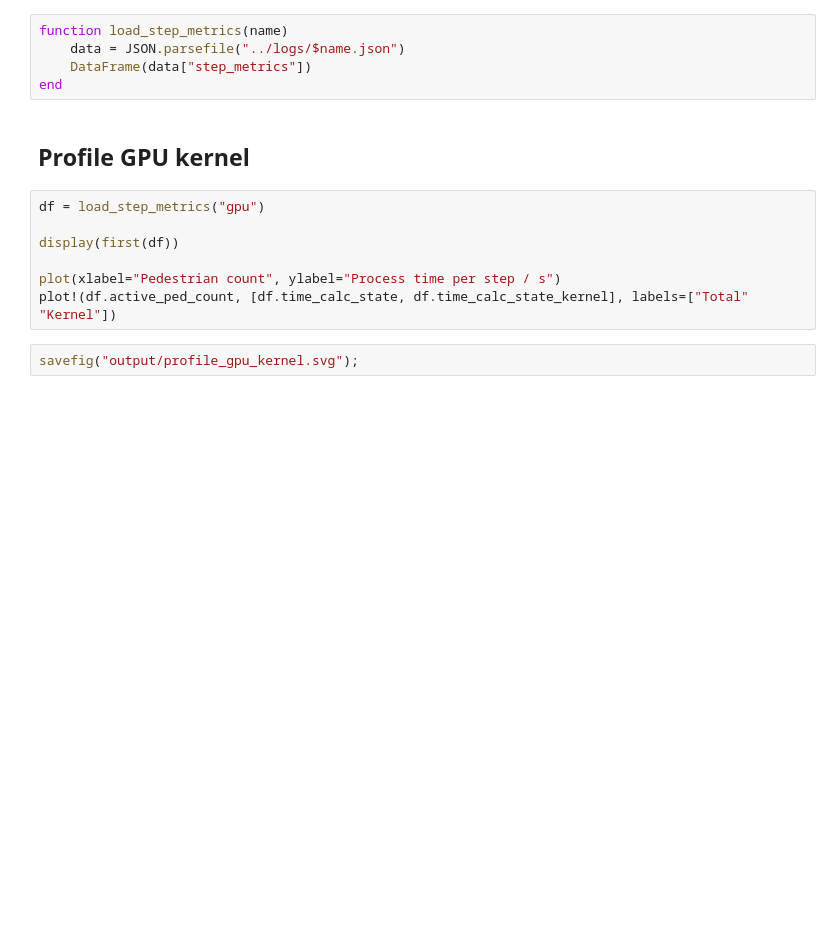
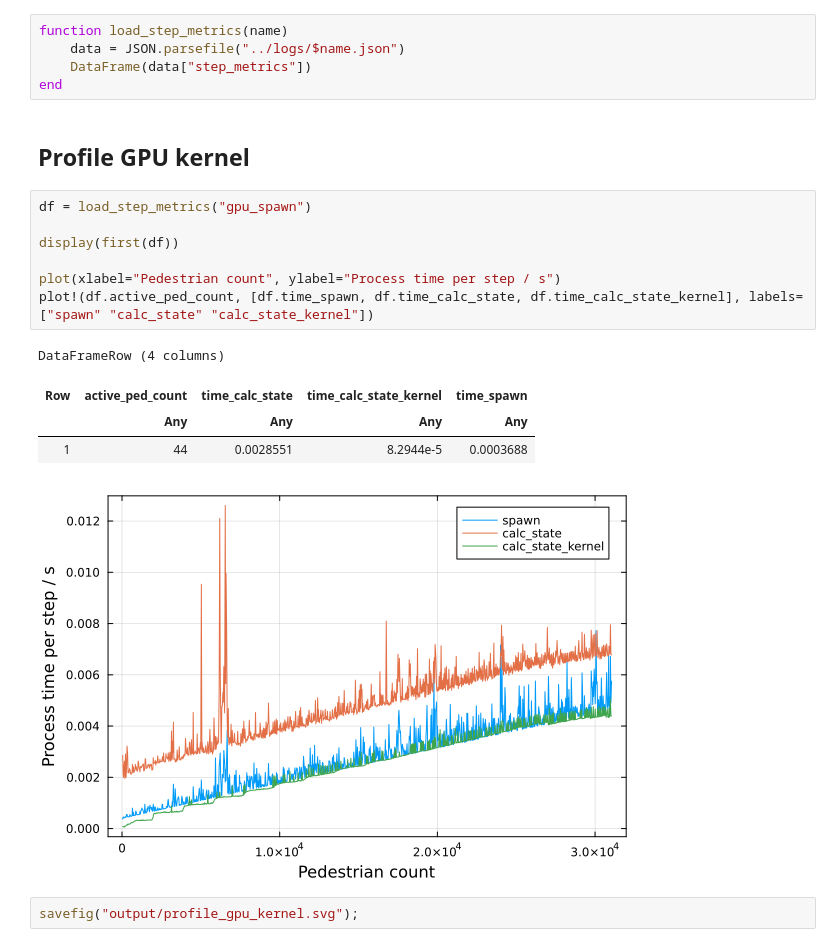
Before and after one commit to qt2/pedoni, a Jupyter notebook: benches/benchmark.ipynb, the cells around one changed output. Saved outputs shown, nothing was run; the diff lists cells and outputs as text; blank space fills up the shorter version.

```diff
--- a/benches/benchmark.ipynb
+++ b/benches/benchmark.ipynb
@@ -12,12 +12,18 @@ end
 # %% [markdown]
 ## Profile GPU kernel
 # %%
-df = load_step_metrics("gpu")
+df = load_step_metrics("gpu_spawn")
 
 display(first(df))
 
 plot(xlabel="Pedestrian count", ylabel="Process time per step / s")
-plot!(df.active_ped_count, [df.time_calc_state, df.time_calc_state_kernel], labels=["Total" "Kernel"])
+plot!(df.active_ped_count, [df.time_spawn, df.time_calc_state, df.time_calc_state_kernel], labels=["spawn" "calc_state" "calc_state_kernel"])
+# %% [output]
+DataFrameRow (4 columns)
+| Row | active_ped_count | time_calc_state | time_calc_state_kernel | time_spawn |
+|  | Any | Any | Any | Any |
+| 1 | 44 | 0.0028551 | 8.2944e-5 | 0.0003688 |
+[figure, added]
 # %%
 savefig("output/profile_gpu_kernel.svg");
 # %% [markdown]
```
Also changed, not shown: parts of 1 cell of this notebook, 3 other files.
